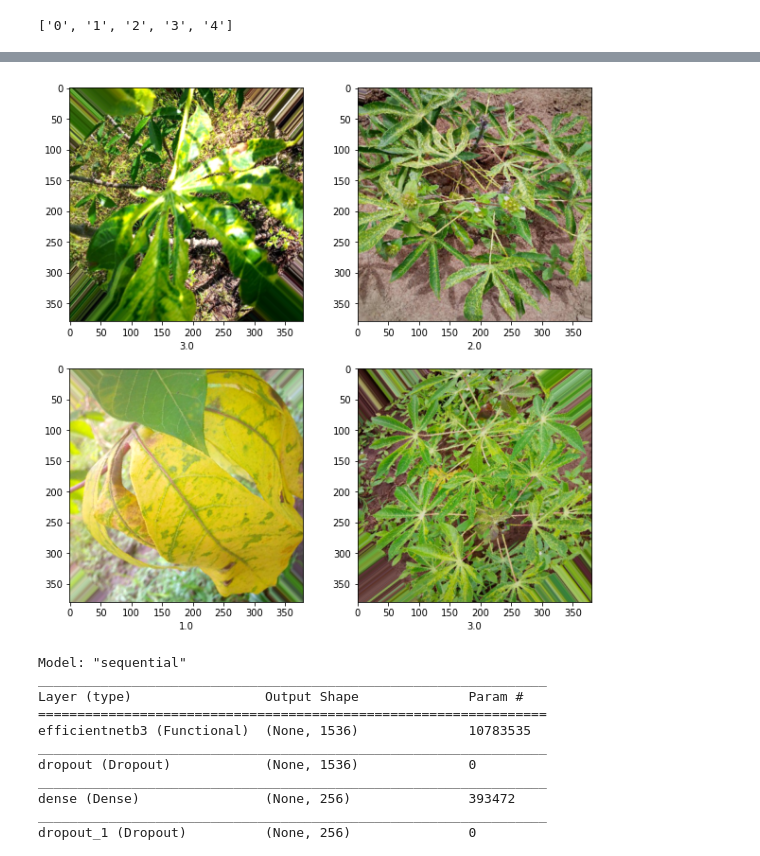
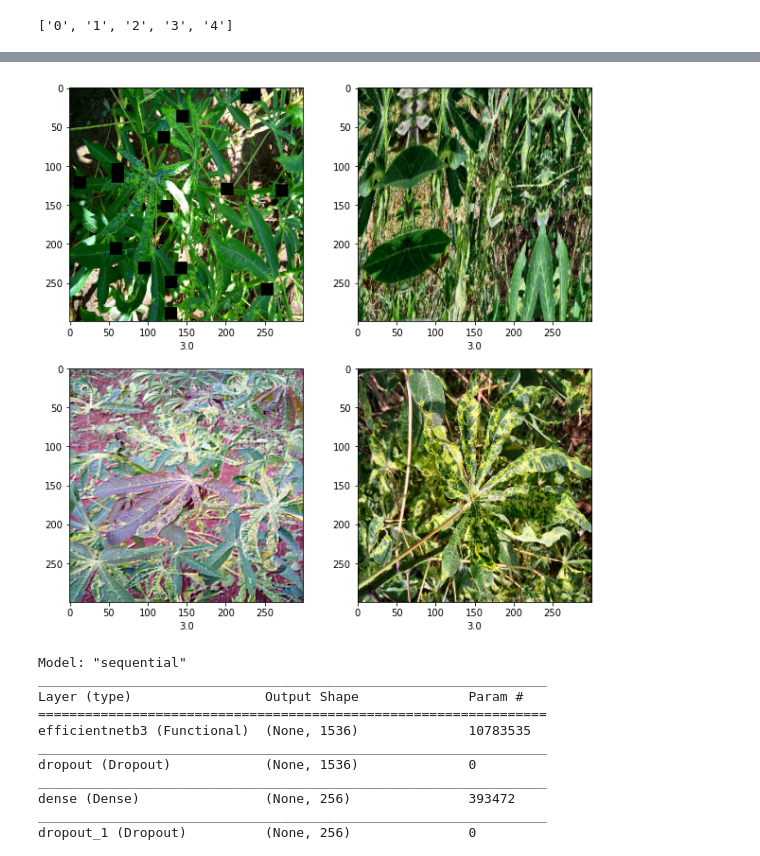
Before and after one commit to kiddos/model-zoo, a Jupyter notebook: kaggle/cassava-leaf-disease-classification/baseline2.ipynb, the cells around one changed output, grey strips where cells are left out. Saved outputs shown, nothing was run; the diff lists cells and outputs as text; code cells hidden in the pictures.

```diff
--- a/kaggle/cassava-leaf-disease-classification/baseline2.ipynb
+++ b/kaggle/cassava-leaf-disease-classification/baseline2.ipynb
@@ -54,15 +56,3 @@ CLASSES = sorted(samples_df.label_col.unique())
 print(CLASSES)
 # %% [output]
 ['0', '1', '2', '3', '4']
-# %%
-training_percentage = 0.8
-samples_df = samples_df.sample(frac=1)
-training_size = int(len(samples_df) * training_percentage)
-validation_size = len(samples_df) - training_size
-training_df = samples_df[:training_size]
-validation_df = samples_df[training_size:]
-
-print('training size: ', training_size)
-print('vlaidation size: ', validation_size)
-
-training_df.head()
@@ -83,0 +59,7 @@ test_df.head()
+# %%
+skf = KFold(n_splits=5)
+
+for train_index, test_index in skf.split(samples_df):
+  print("TRAIN:", train_index, "TEST:", test_index)
+  training_df = samples_df.iloc[train_index]
+  validation_df = samples_df.iloc[test_index]
@@ -84,29 +72,65 @@ test_df.head()
 # %%
 ImageDataGenerator = preprocessing.image.ImageDataGenerator
 
-training_generator = ImageDataGenerator(zoom_range=(0.8, 1.0),
-                                        rotation_range=60,
-                                        shear_range=0.5,
-                                        brightness_range=(0.8, 1.2),
-                                        horizontal_flip=True,
-                                        vertical_flip=True)
+def augmentation(image):
+  transform = A.Compose([
+    A.RandomRotate90(),
+    A.Flip(),
+    A.Transpose(),
+    A.OneOf([A.IAAAdditiveGaussianNoise(), A.GaussNoise()], p=0.2),
+    A.OneOf([
+      A.MotionBlur(p=.2),
+      A.MedianBlur(blur_limit=3, p=0.1),
+      A.Blur(blur_limit=3, p=0.1)],
+    p=0.2),
+    A.ShiftScaleRotate(shift_limit=0.0625, scale_limit=0.2, rotate_limit=45, p=0.2),
+    A.OneOf([
+      A.OpticalDistortion(p=0.3),
+      A.GridDistortion(p=.1),
+      A.IAAPiecewiseAffine(p=0.3)],
+    p=0.2),
+    A.OneOf([
+      A.CLAHE(clip_limit=2),
+      A.IAASharpen(),
+      A.IAAEmboss(),
+      A.RandomBrightnessContrast(),
+      A.HueSaturationValue(hue_shift_limit=30),
+      A.RandomFog(p=.3)
+    ], p=0.7),
+    A.HueSaturationValue(p=0.3),
+    A.OneOf([
+      A.CoarseDropout(max_holes=16, max_height=16, max_width=16),
+      A.Cutout(num_holes=16, max_h_size=16, max_w_size=16),
+      A.ElasticTransform(alpha=1, sigma=25)
+    ], p=0.4)
+  ])
+  return transform(image=image.astype(np.uint8))['image']
 
-validation_generator = ImageDataGenerator()
 
-BATCH_SIZE = 8
-IMAGE_SIZE = 380
-training_dg = training_generator.flow_from_dataframe(training_df,
-                                                     x_col='filepath', y_col='label_col',
-                                                     target_size=(IMAGE_SIZE, IMAGE_SIZE),
-                                                     batch_size=BATCH_SIZE, shuffle=True,
-                                                     class_mode='sparse')
+BATCH_SIZE = 16
+IMAGE_SIZE = 300
 
-validation_dg = validation_generator.flow_from_dataframe(validation_df,
-                                                         x_col='filepath', y_col='label_col',
-                                                         target_size=(IMAGE_SIZE, IMAGE_SIZE),
-                                                         batch_size=BATCH_SIZE,
-                                                         class_mode='sparse')
+def create_generators(training_df, validation_df):
+  training_generator = ImageDataGenerator(preprocessing_function=augmentation)
+  validation_generator = ImageDataGenerator()
 
+
+  training_dg = training_generator.flow_from_dataframe(training_df,
+                                                       x_col='filepath', y_col='label_col',
+                                                       target_size=(IMAGE_SIZE, IMAGE_SIZE),
+                                                       batch_size=BATCH_SIZE, shuffle=True,
+                                                       class_mode='sparse')
+
+  validation_dg = validation_generator.flow_from_dataframe(validation_df,
+                                                           x_col='filepath', y_col='label_col',
+                                                           target_size=(IMAGE_SIZE, IMAGE_SIZE),
+                                                           batch_size=BATCH_SIZE,
+                                                           class_mode='sparse')
+  return training_dg, validation_dg
+
+
+
+training_dg, validation_dg = create_generators(training_df, validation_df)
 print('classes: ', training_dg.class_indices)
 print(validation_dg.class_indices)
 
@@ -125,6 +149,6 @@ Found 4280 validated image filenames belonging to 5 classes.
 classes:  {'0': 0, '1': 1, '2': 2, '3': 3, '4': 4}
 {'0': 0, '1': 1, '2': 2, '3': 3, '4': 4}
-[figure, old version]
+[figure, new version]
 # %%
 def build_model():
   model = keras.Sequential([
```
Also changed, not shown: parts of 9 cells of this notebook.
